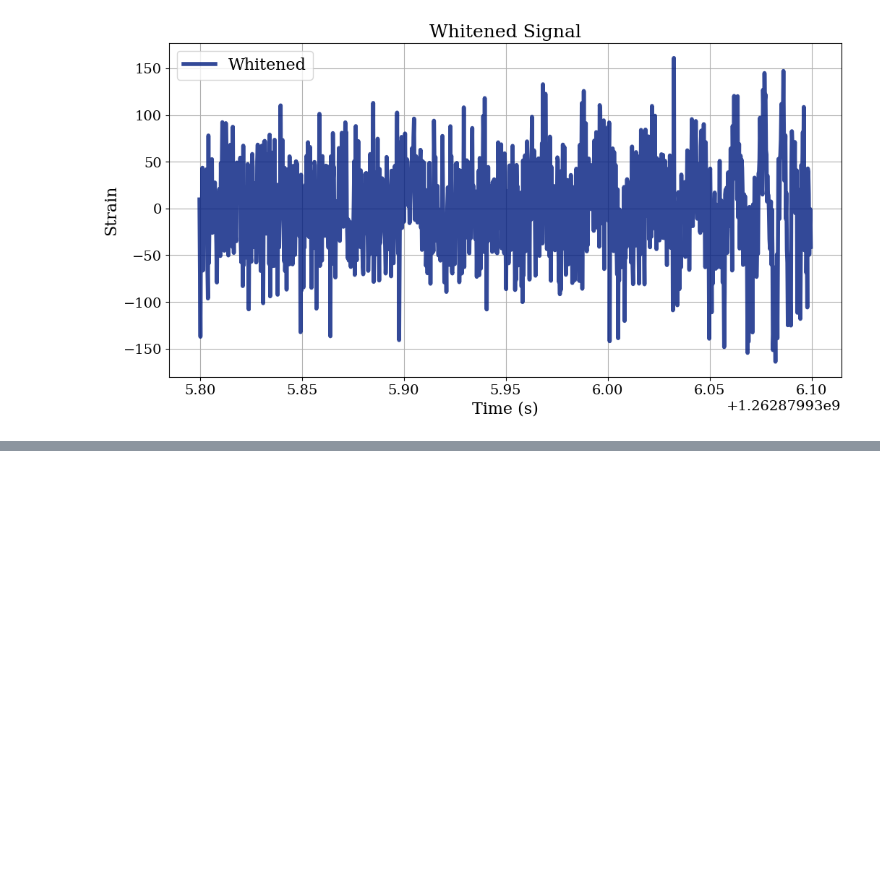
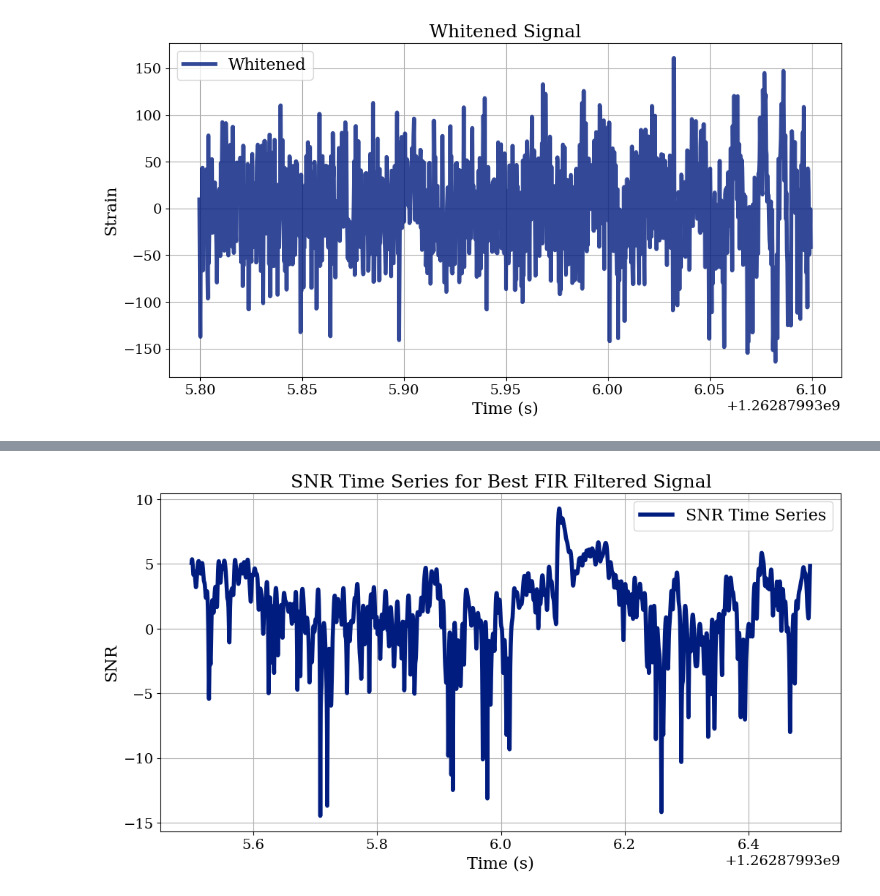
Before and after one commit to TeunB6/gravitational-waves, a Jupyter notebook: notebooks/fir_filter.ipynb, the cells around one changed output, grey strips where cells are left out. Saved outputs shown, nothing was run; the diff lists cells and outputs as text; code cells hidden in the pictures; blank space fills up the shorter version.

```diff
--- a/notebooks/fir_filter.ipynb
+++ b/notebooks/fir_filter.ipynb
@@ -172,3 +253,14 @@ Running 400 trials...
+# %%
+# plot snr over time for best filter
+snr_series = matched_filter(template, best_filtered, low_frequency_cutoff=20)
+plt.plot(snr_series.sample_times, 10 * np.log10(abs(snr_series)), label="SNR Time Series")
+plt.xlabel('Time (s)')
+plt.ylabel('SNR')
+plt.title('SNR Time Series for Best FIR Filtered Signal')
+plt.legend()
+plt.show()
+# %% [output]
+[figure, added]
 # %%
 from pycbc.waveform import get_td_waveform
 event = whitened.time_slice(m.time -0.2, m.time + 0.1)
```
Also changed, not shown: parts of 15 cells of this notebook, 10 other files.
